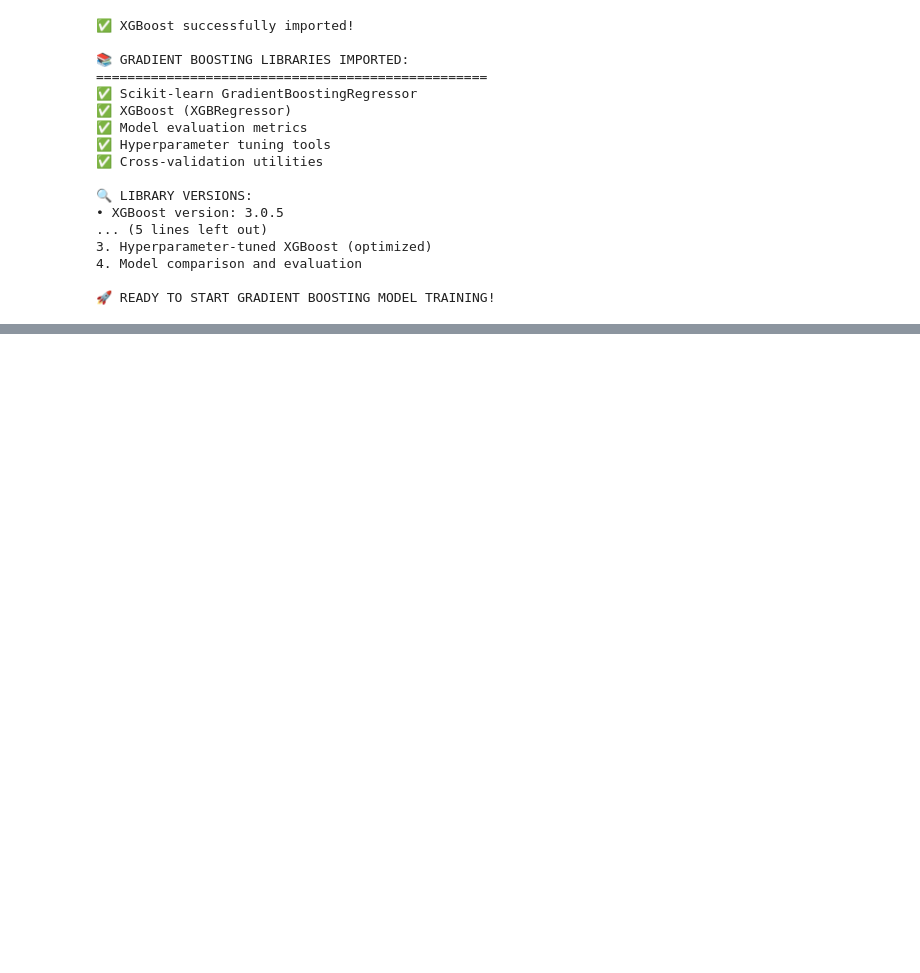
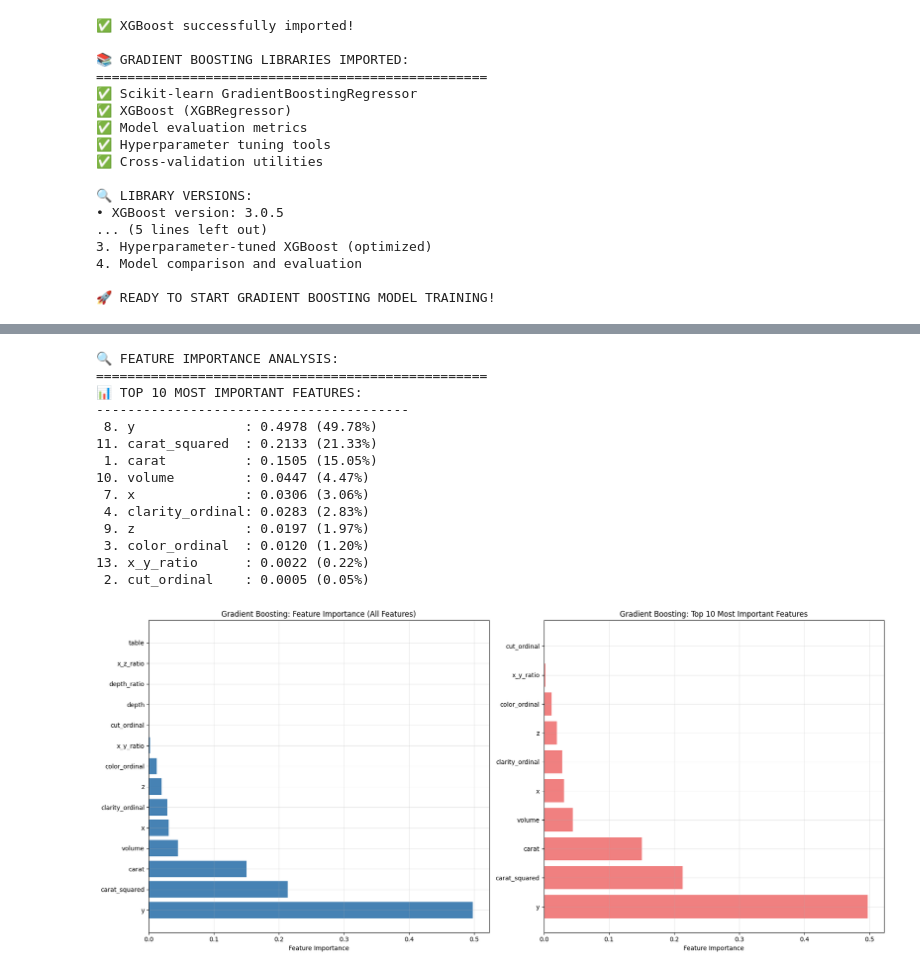
Before and after one commit to Raghav0079/XGBoost-project---1-, a Jupyter notebook: code.ipynb, the cells around one changed output, grey strips where cells are left out. Cells and saved outputs as stored; diff of their text form; code cells hidden in the pictures; blank space fills up the shorter version.

```diff
--- a/code.ipynb
+++ b/code.ipynb
@@ -1721,0 +1552,79 @@ print(f"\n✅ HYPERPARAMETER TUNING COMPLETED!")
+# %%
+# 3. Feature Importance Analysis (Gradient Boosting)
+
+print("🔍 FEATURE IMPORTANCE ANALYSIS:")
+print("=" * 50)
+
+# Get feature importances
+feature_importance_gb = gb_baseline.feature_importances_
+feature_names = X_train.columns
+
+# Create DataFrame for better visualization
+importance_df_gb = pd.DataFrame({
+    'Feature': feature_names,
+    'Importance': feature_importance_gb,
+    'Importance_Percent': feature_importance_gb * 100
+}).sort_values('Importance', ascending=False)
+
+print("📊 TOP 10 MOST IMPORTANT FEATURES:")
+print("-" * 40)
+for i, row in importance_df_gb.head(10).iterrows():
+    print(f"{row.name + 1:2d}. {row['Feature']:<15}: {row['Importance']:.4f} ({row['Importance_Percent']:.2f}%)")
+
+# Visualize feature importances
+fig, axes = plt.subplots(1, 2, figsize=(18, 8))
+
+# Bar plot of all features
+axes[0].barh(range(len(importance_df_gb)), importance_df_gb['Importance'], color='steelblue')
+axes[0].set_yticks(range(len(importance_df_gb)))
+axes[0].set_yticklabels(importance_df_gb['Feature'])
+axes[0].set_xlabel('Feature Importance')
+axes[0].set_title('Gradient Boosting: Feature Importance (All Features)')
+axes[0].grid(True, alpha=0.3)
+
+# Bar plot of top 10 features
+top_10 = importance_df_gb.head(10)
+axes[1].barh(range(len(top_10)), top_10['Importance'], color='lightcoral')
+axes[1].set_yticks(range(len(top_10)))
+axes[1].set_yticklabels(top_10['Feature'])
+axes[1].set_xlabel('Feature Importance')
+axes[1].set_title('Gradient Boosting: Top 10 Most Important Features')
+axes[1].grid(True, alpha=0.3)
+
+plt.tight_layout()
+plt.show()
+
+# Cumulative importance analysis
+cumulative_importance = np.cumsum(importance_df_gb['Importance'])
+n_features_80 = np.argmax(cumulative_importance >= 0.8) + 1
+n_features_90 = np.argmax(cumulative_importance >= 0.9) + 1
+
+print(f"\n📈 CUMULATIVE IMPORTANCE ANALYSIS:")
+print(f"• Features needed for 80% importance: {n_features_80}")
+print(f"• Features needed for 90% importance: {n_features_90}")
+print(f"• Total features: {len(feature_names)}")
+
+print(f"\n🎯 TOP 5 FEATURES CONTRIBUTE {cumulative_importance[4]:.1%} OF TOTAL IMPORTANCE:")
+for i, row in importance_df_gb.head(5).iterrows():
+    print(f"• {row['Feature']}: {row['Importance_Percent']:.2f}%")
+
+# Show least important features
+print(f"\n🔻 LEAST IMPORTANT FEATURES:")
+for i, row in importance_df_gb.tail(3).iterrows():
+    print(f"• {row['Feature']}: {row['Importance_Percent']:.2f}%")
+# %% [output]
+🔍 FEATURE IMPORTANCE ANALYSIS:
+==================================================
+📊 TOP 10 MOST IMPORTANT FEATURES:
+----------------------------------------
+ 8. y              : 0.4978 (49.78%)
+11. carat_squared  : 0.2133 (21.33%)
+ 1. carat          : 0.1505 (15.05%)
+10. volume         : 0.0447 (4.47%)
+ 7. x              : 0.0306 (3.06%)
+ 4. clarity_ordinal: 0.0283 (2.83%)
+ 9. z              : 0.0197 (1.97%)
+ 3. color_ordinal  : 0.0120 (1.20%)
+13. x_y_ratio      : 0.0022 (0.22%)
+ 2. cut_ordinal    : 0.0005 (0.05%)
+[figure, added]
```
Also changed, not shown: parts of 7 cells of this notebook.
